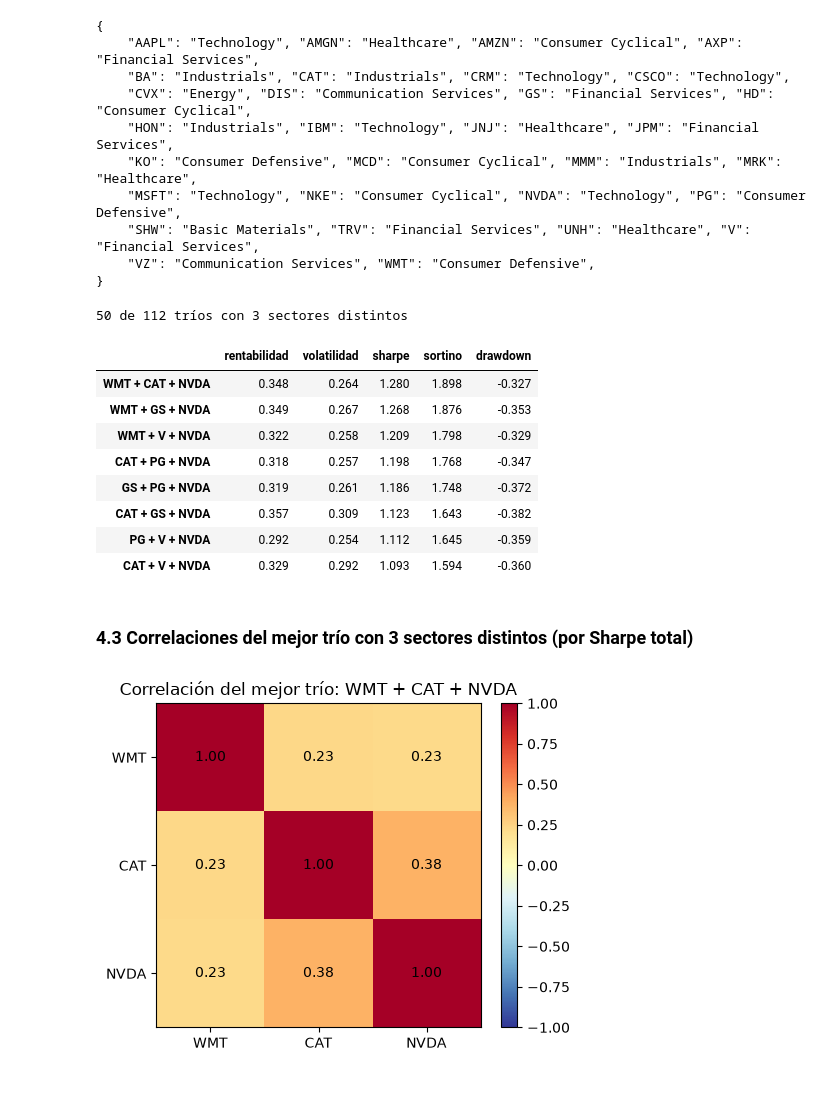
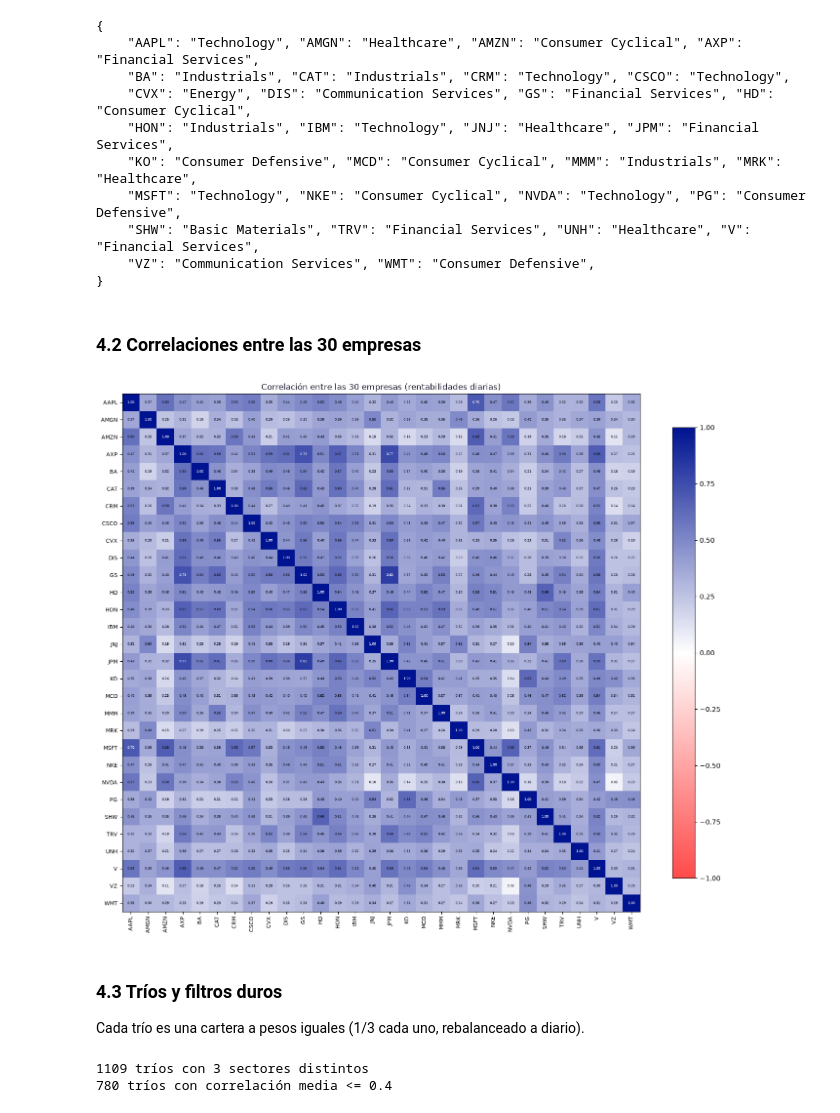
Before and after one commit to alvmorenobl/bbva-option-pricing-montecarlo-rnn, a Jupyter notebook: seleccioncartera.ipynb, the cells around one changed output. Saved outputs shown, nothing was run; the diff lists cells and outputs as text; code cells hidden in the pictures.

Commit message:
Selección de cartera: método final

```diff
--- a/seleccioncartera.ipynb
+++ b/seleccioncartera.ipynb
@@ -270,38 +192,27 @@ sector = {
     "SHW": "Basic Materials", "TRV": "Financial Services", "UNH": "Healthcare", "V": "Financial Services",
     "VZ": "Communication Services", "WMT": "Consumer Defensive",
 }
-
-# Ranking con empresas de sectores diferentes
-trios_3s = trios[[len({sector[e] for e in t.split(" + ")}) == 3 for t in trios.index]]
-print(f"{len(trios_3s)} de {len(trios)} tríos con 3 sectores distintos")
-trios_3s.head(8).round(3)
-# %% [output]
-50 de 112 tríos con 3 sectores distintos
-|  | rentabilidad | volatilidad | sharpe | sortino | drawdown |
-| WMT + CAT + NVDA | 0.348 | 0.264 | 1.280 | 1.898 | -0.327 |
-| WMT + GS + NVDA | 0.349 | 0.267 | 1.268 | 1.876 | -0.353 |
-| WMT + V + NVDA | 0.322 | 0.258 | 1.209 | 1.798 | -0.329 |
-| CAT + PG + NVDA | 0.318 | 0.257 | 1.198 | 1.768 | -0.347 |
-| GS + PG + NVDA | 0.319 | 0.261 | 1.186 | 1.748 | -0.372 |
-| CAT + GS + NVDA | 0.357 | 0.309 | 1.123 | 1.643 | -0.382 |
-| PG + V + NVDA | 0.292 | 0.254 | 1.112 | 1.645 | -0.359 |
-| CAT + V + NVDA | 0.329 | 0.292 | 1.093 | 1.594 | -0.360 |
-# %% [markdown]
-### 4.3 Correlaciones del mejor trío con 3 sectores distintos (por Sharpe total)
-# %%
-mejor = trios_3s.index[0].split(" + ")
-corr = rent[mejor].corr()
-
-fig, ax = plt.subplots(figsize=(5, 4))
-im = ax.imshow(corr, cmap="RdYlBu_r", vmin=-1, vmax=1)
-ax.set_xticks(range(3), mejor)
-ax.set_yticks(range(3), mejor)
-for i in range(3):
-    for j in range(3):
-        ax.text(j, i, f"{corr.iloc[i, j]:.2f}", ha="center", va="center")
-fig.colorbar(im)
-ax.set_title(f"Correlación del mejor trío: {' + '.join(mejor)}")
-plt.tight_layout()
-plt.show()
-# %% [output]
-[figure, removed]
+# %% [markdown]
+### 4.2 Correlaciones entre las 30 empresas
+# %%
+corr30 = rent.corr()
+n = len(corr30)
+
+fig, ax = plt.subplots(figsize=(14, 12))
+im = ax.imshow(corr30, cmap=MAPA_CORR, vmin=-1, vmax=1)
+ax.set_xticks(range(n), corr30.columns, rotation=90, fontsize=8)
+ax.set_yticks(range(n), corr30.index, fontsize=8)
+for i in range(n):
+    for j in range(n):
+        ax.text(j, i, f"{corr30.iloc[i, j]:.2f}", ha="center", va="center", fontsize=5,
+                color="white" if corr30.iloc[i, j] > 0.7 else COLORES["gris_oscuro"])
+fig.colorbar(im, shrink=0.8)
+ax.set_title("Correlación entre las 30 empresas (rentabilidades diarias)", color=COLORES["gris_oscuro"])
+plt.tight_layout()
+plt.show()
+# %% [output]
+[figure, added]
+# %% [markdown]
+### 4.3 Tríos y filtros duros
+
+Cada trío es una cartera a pesos iguales (1/3 cada uno, rebalanceado a diario).
@@ -307,0 +236,21 @@ plt.show()
+# %%
+# Todos los tríos de 2 no volátiles + 1 volátil, con las 3 empresas en sectores distintos
+todos = pd.DataFrame({
+    " + ".join([*par, v]): metricas(rent[[*par, v]].mean(axis=1).dropna())
+    for par in combinations(no_volatiles, 2)
+    for v in volatiles
+    if len({sector[e] for e in [*par, v]}) == 3
+}).T
+
+corr = [rent[t.split(" + ")].corr().values[np.triu_indices(3, 1)] for t in todos.index]
+todos["corr_media"] = [c.mean() for c in corr]
+todos["corr_max"] = [c.max() for c in corr]
+
+# Filtro duro: correlación media máxima de 0,40 (el límite para las parejas, 0,70, lo decidimos después)
+CORR_MEDIA_MAX = 0.40
+print(f"{len(todos)} tríos con 3 sectores distintos")
+todos = todos[todos["corr_media"] <= CORR_MEDIA_MAX]
+print(f"{len(todos)} tríos con correlación media <= {CORR_MEDIA_MAX}")
+# %% [output]
+1109 tríos con 3 sectores distintos
+780 tríos con correlación media <= 0.4
```
Also changed, not shown: parts of 20 cells of this notebook.
